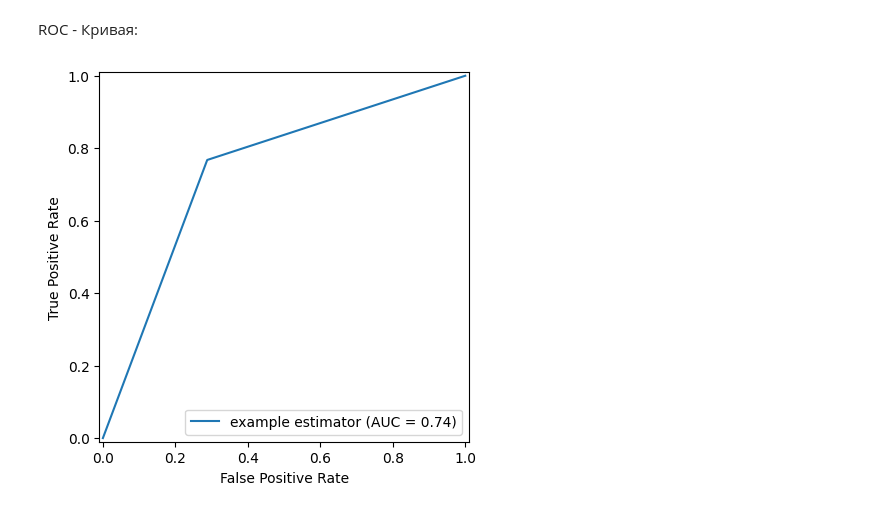
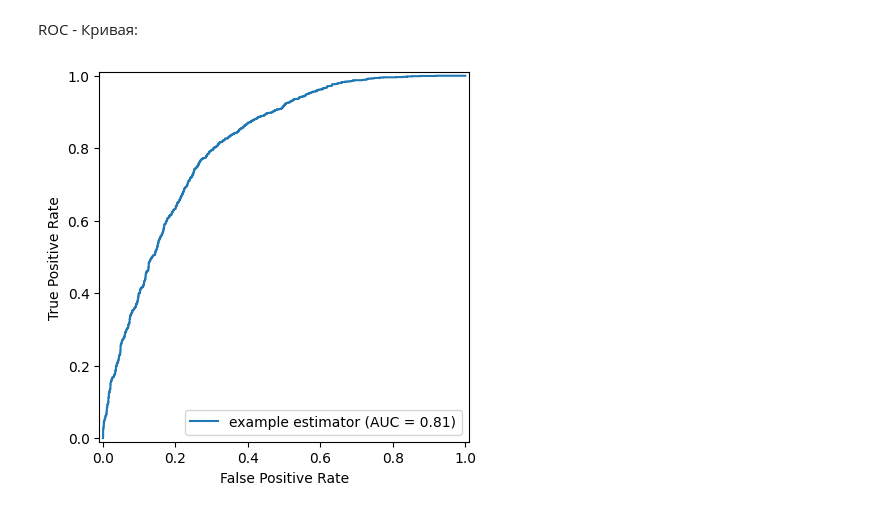
Before and after one commit to Andr171p/tyuiu-ml-api, a Jupyter notebook: notebooks/logistic_regression.ipynb, the cells around one changed output. Cells and saved outputs as stored; diff of their text form; code cells hidden in the pictures.

```diff
--- a/notebooks/logistic_regression.ipynb
+++ b/notebooks/logistic_regression.ipynb
@@ -98,6 +98,8 @@ LogisticRegression(random_state=42)
 Предсказание для тестовой выборки:
 # %%
 y_pred = model.predict(X_test)
+# %%
+y_scores = model.predict_proba(X_test)[:, 1]
 # %% [markdown]
 Основные метрики:
 # %%
@@ -137,15 +139,15 @@ plt.show()
 # %% [markdown]
 ROC - Кривая:
 # %%
-fpr, tpr, thresholds = roc_curve(y_test, y_pred)
+fpr, tpr, thresholds = roc_curve(y_test, y_scores)
 roc_auc = auc(fpr, tpr)
 display = RocCurveDisplay(
     fpr=fpr,
     tpr=tpr,
     roc_auc=roc_auc,
     estimator_name='example estimator'
 )
 display.plot()
 plt.show()
 # %% [output]
-[figure, old version]
+[figure, new version]
```
Also changed, not shown: parts of 2 cells of this notebook, 1 other file.
